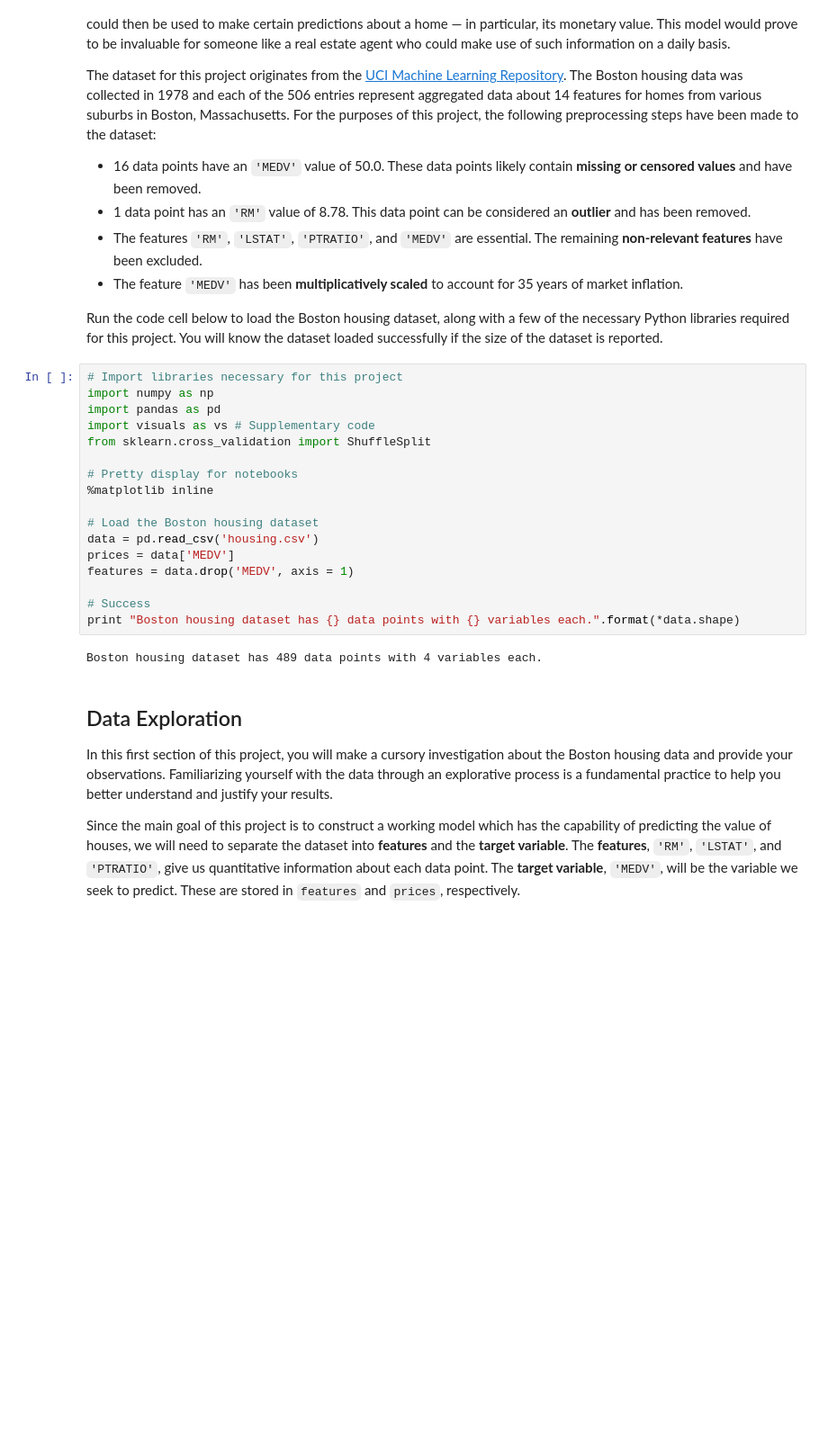
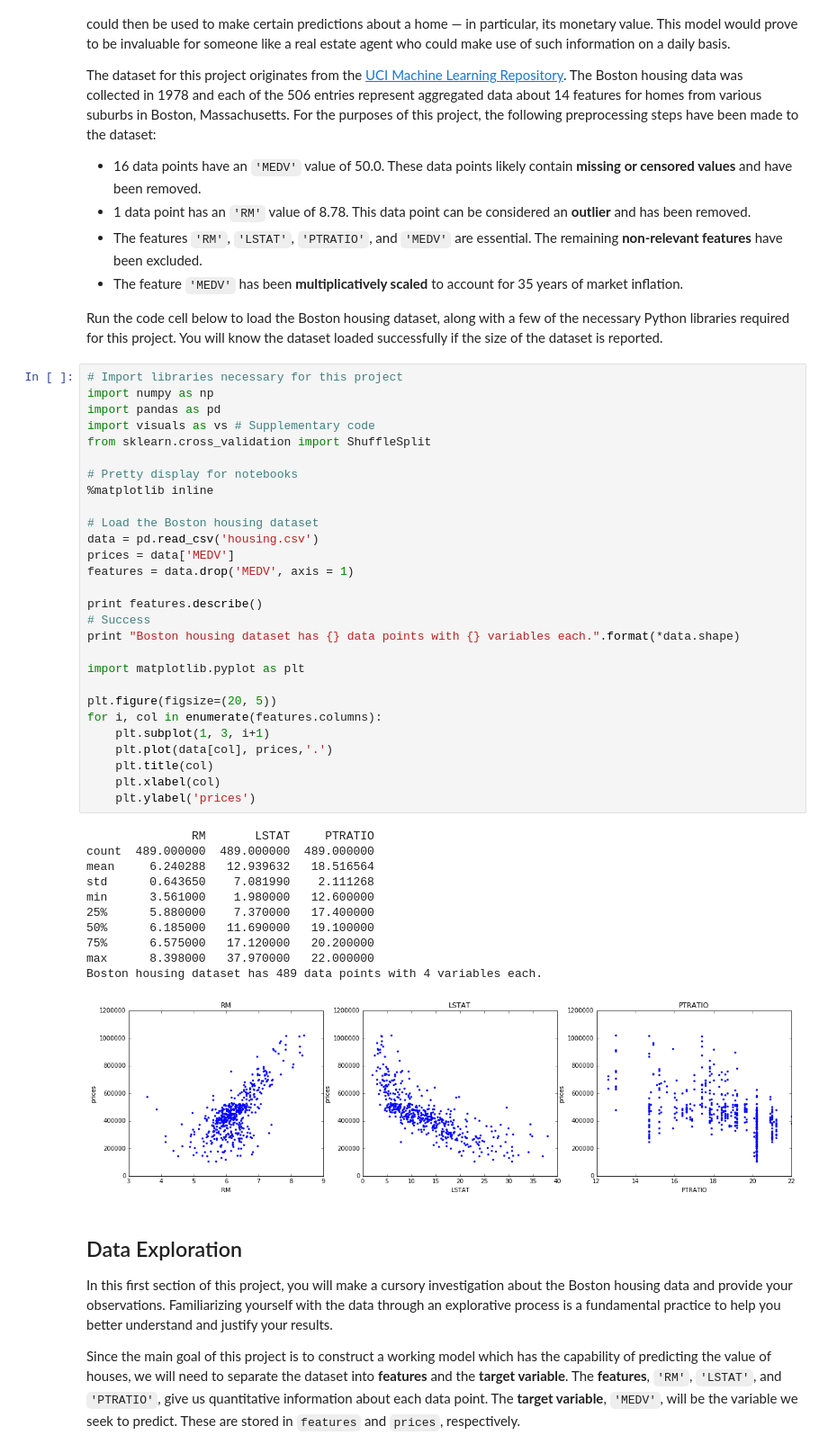
Before and after one commit to vk927/udacity-MLND, a Jupyter notebook: Boston_Housing/boston_housing.ipynb, the cells around one changed output. Shown at 90% size. Drawn from its saved outputs; the diff is of its cells as text; blank space fills up the shorter version.

```diff
--- a/Boston_Housing/boston_housing.ipynb
+++ b/Boston_Housing/boston_housing.ipynb
@@ -22,22 +22,43 @@ Run the code cell below to load the Boston housing dataset, along with a few of
 # %%
 # Import libraries necessary for this project
 import numpy as np
 import pandas as pd
 import visuals as vs # Supplementary code
 from sklearn.cross_validation import ShuffleSplit
 
 # Pretty display for notebooks
 %matplotlib inline
 
 # Load the Boston housing dataset
 data = pd.read_csv('housing.csv')
 prices = data['MEDV']
 features = data.drop('MEDV', axis = 1)
 
+print features.describe()
 # Success
 print "Boston housing dataset has {} data points with {} variables each.".format(*data.shape)
+
+import matplotlib.pyplot as plt
+
+plt.figure(figsize=(20, 5))
+for i, col in enumerate(features.columns):
+    plt.subplot(1, 3, i+1)
+    plt.plot(data[col], prices,'.')
+    plt.title(col)
+    plt.xlabel(col)
+    plt.ylabel('prices')
 # %% [output]
+               RM       LSTAT     PTRATIO
+count  489.000000  489.000000  489.000000
+mean     6.240288   12.939632   18.516564
+std      0.643650    7.081990    2.111268
+min      3.561000    1.980000   12.600000
+25%      5.880000    7.370000   17.400000
+50%      6.185000   11.690000   19.100000
+75%      6.575000   17.120000   20.200000
+max      8.398000   37.970000   22.000000
 Boston housing dataset has 489 data points with 4 variables each.
+[figure, added]
 # %% [markdown]
 ## Data Exploration
 In this first section of this project, you will make a cursory investigation about the Boston housing data and provide your observations. Familiarizing yourself with the data through an explorative process is a fundamental practice to help you better understand and justify your results.
```
Also changed, not shown: parts of 6 cells of this notebook, 1 other file.
